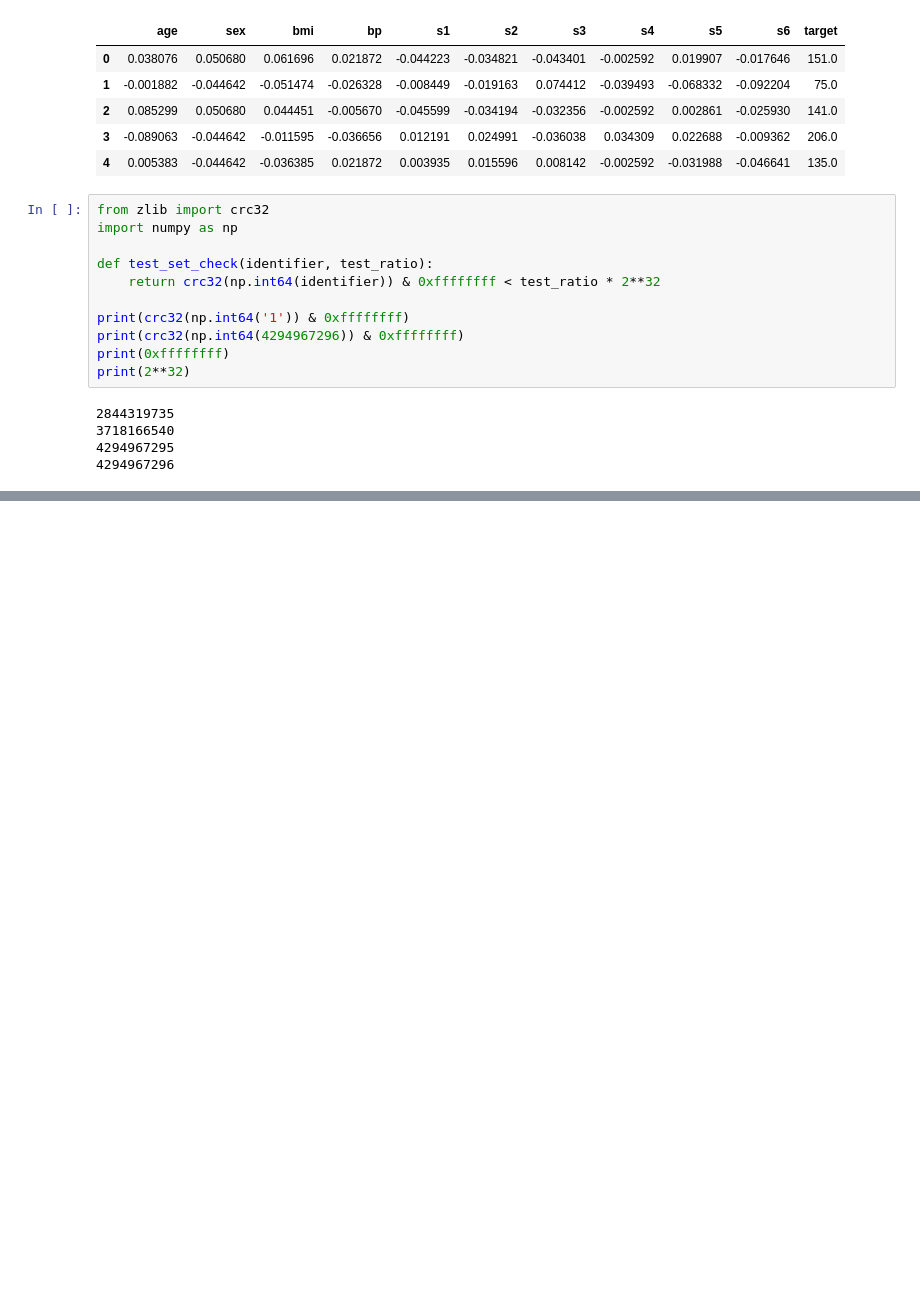
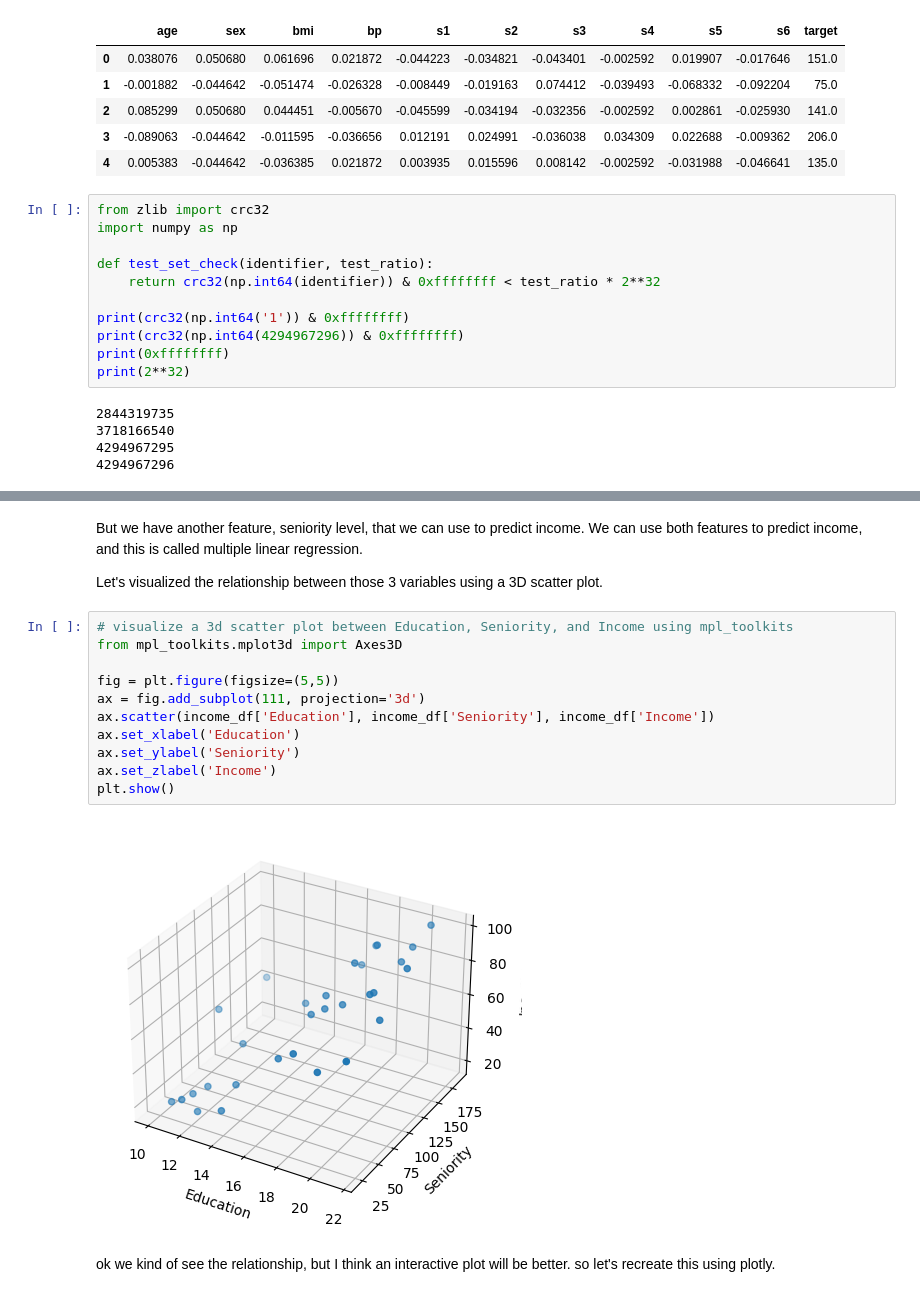
Before and after one commit to IT4063C/IT4063C.github.io, a Jupyter notebook: content/course-notes/9.ml-regression/transcript.ipynb, the cells around one changed output, grey strips where cells are left out. Drawn from its saved outputs; the diff is of its cells as text; blank space fills up the shorter version.

```diff
--- a/content/course-notes/9.ml-regression/transcript.ipynb
+++ b/content/course-notes/9.ml-regression/transcript.ipynb
@@ -116,0 +174,19 @@ Finally we'll end the module with a complete end-to-end example of a machine lea
+# %% [markdown]
+But we have another feature, seniority level, that we can use to predict income. We can use both features to predict income, and this is called multiple linear regression.
+
+Let's visualized the relationship between those 3 variables using a 3D scatter plot.
+# %%
+# visualize a 3d scatter plot between Education, Seniority, and Income using mpl_toolkits
+from mpl_toolkits.mplot3d import Axes3D
+
+fig = plt.figure(figsize=(5,5))
+ax = fig.add_subplot(111, projection='3d')
+ax.scatter(income_df['Education'], income_df['Seniority'], income_df['Income'])
+ax.set_xlabel('Education')
+ax.set_ylabel('Seniority')
+ax.set_zlabel('Income')
+plt.show()
+# %% [output]
+[figure, added]
+# %% [markdown]
+ok we kind of see the relationship, but I think an interactive plot will be better. so let's recreate this using plotly.
```
Also changed, not shown: parts of 28 cells of this notebook, 25 other files.
